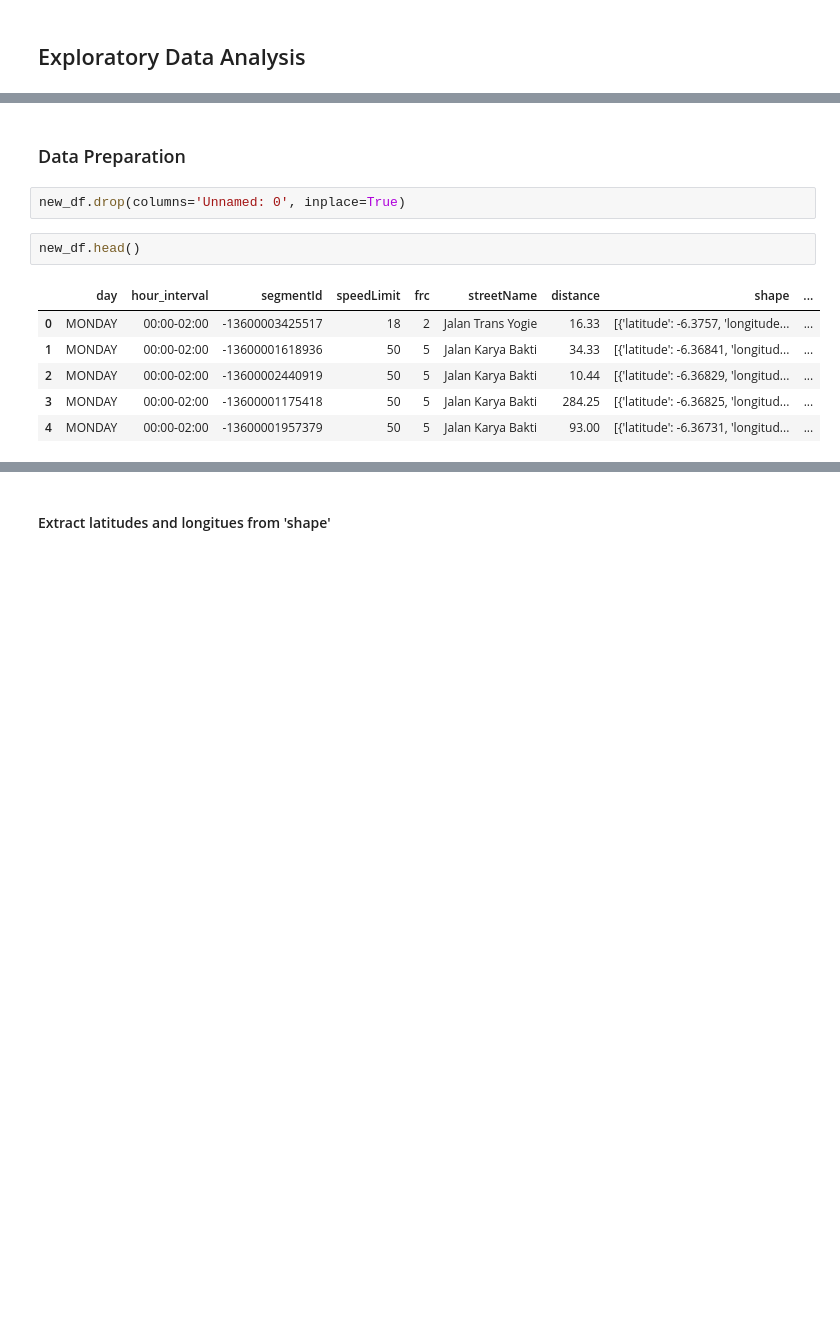
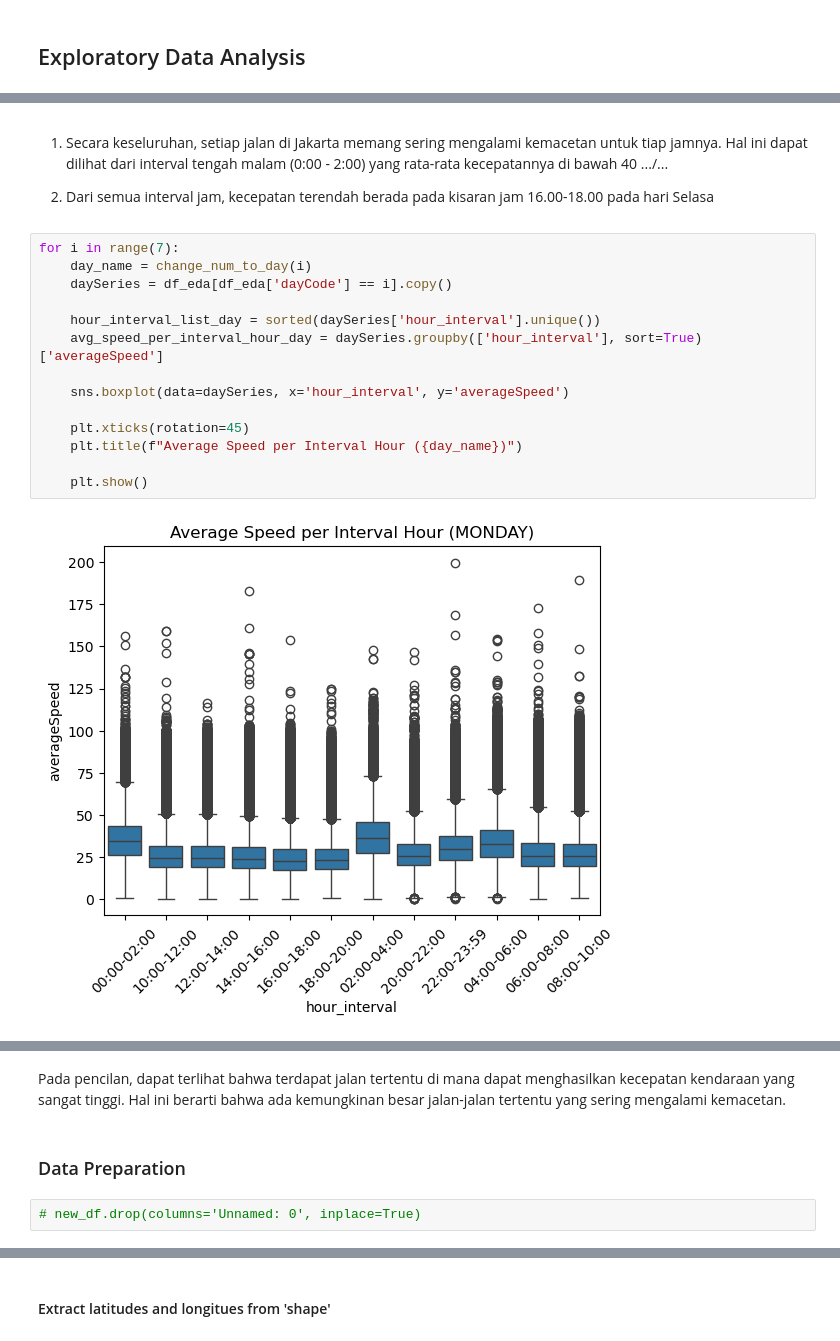
Before and after one commit to 6ill/Data-Mining-Jakarta-Traffic, a Jupyter notebook: worksheet.ipynb, the cells around one changed output, grey strips where cells are left out. Saved outputs shown, nothing was run; the diff lists cells and outputs as text; blank space fills up the shorter version.

```diff
--- a/worksheet.ipynb
+++ b/worksheet.ipynb
@@ -111,0 +130,20 @@ df_eda.head(5)
+# %% [markdown]
+1. Secara keseluruhan, setiap jalan di Jakarta memang sering mengalami kemacetan untuk tiap jamnya. Hal ini dapat dilihat dari interval tengah malam (0:00 - 2:00) yang rata-rata kecepatannya di bawah 40 .../...
+
+2. Dari semua interval jam, kecepatan terendah berada pada kisaran jam 16.00-18.00 pada hari Selasa
+# %%
+for i in range(7):
+    day_name = change_num_to_day(i)
+    daySeries = df_eda[df_eda['dayCode'] == i].copy()
+
+    hour_interval_list_day = sorted(daySeries['hour_interval'].unique())
+    avg_speed_per_interval_hour_day = daySeries.groupby(['hour_interval'], sort=True)['averageSpeed']
+
+    sns.boxplot(data=daySeries, x='hour_interval', y='averageSpeed')
+
+    plt.xticks(rotation=45)
+    plt.title(f"Average Speed per Interval Hour ({day_name})")
+
+    plt.show()
+# %% [output]
+[figure, added]
@@ -112,13 +156,6 @@ df_eda.head(5)
+# %% [markdown]
+Pada pencilan, dapat terlihat bahwa terdapat jalan tertentu di mana dapat menghasilkan kecepatan kendaraan yang sangat tinggi. Hal ini berarti bahwa ada kemungkinan besar jalan-jalan tertentu yang sering mengalami kemacetan.
 # %% [markdown]
 ### Data Preparation
 # %%
-new_df.drop(columns='Unnamed: 0', inplace=True)
+# new_df.drop(columns='Unnamed: 0', inplace=True)
-# %%
-new_df.head()
-# %% [output]
-|  | day | hour_interval | segmentId | speedLimit | frc | streetName | distance | shape | ... |
-| 0 | MONDAY | 00:00-02:00 | -13600003425517 | 18 | 2 | Jalan Trans Yogie | 16.33 | [{'latitude': -6.3757, 'longitude... | ... |
-| 1 | MONDAY | 00:00-02:00 | -13600001618936 | 50 | 5 | Jalan Karya Bakti | 34.33 | [{'latitude': -6.36841, 'longitud... | ... |
-| 2 | MONDAY | 00:00-02:00 | -13600002440919 | 50 | 5 | Jalan Karya Bakti | 10.44 | [{'latitude': -6.36829, 'longitud... | ... |
-| 3 | MONDAY | 00:00-02:00 | -13600001175418 | 50 | 5 | Jalan Karya Bakti | 284.25 | [{'latitude': -6.36825, 'longitud... | ... |
-| 4 | MONDAY | 00:00-02:00 | -13600001957379 | 50 | 5 | Jalan Karya Bakti | 93.00 | [{'latitude': -6.36731, 'longitud... | ... |
```
Also changed, not shown: parts of 13 cells of this notebook.
